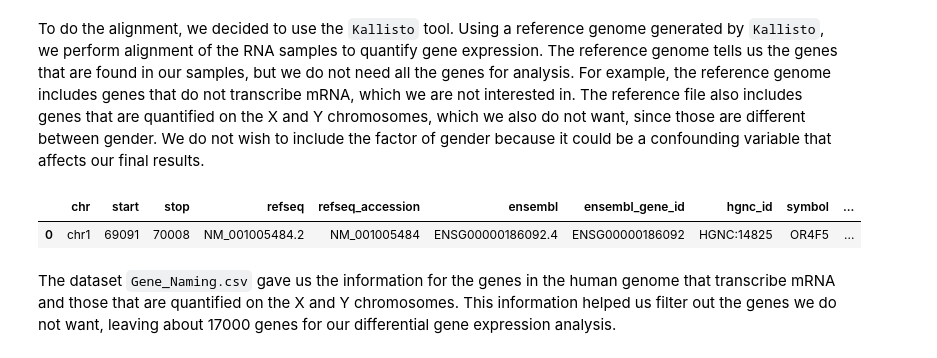
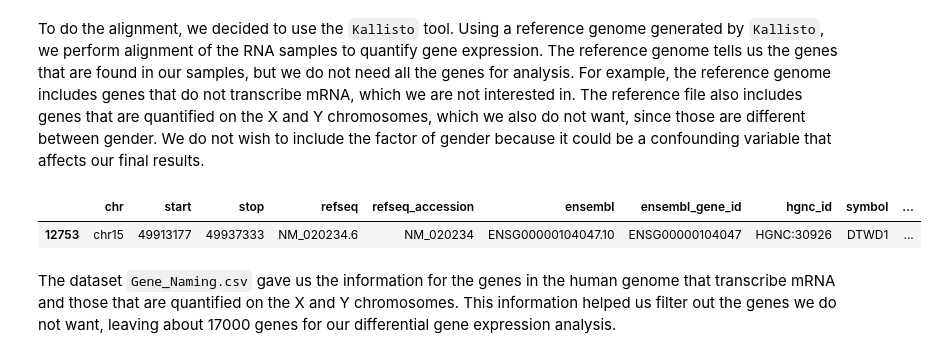
Before and after one commit to justinlu09/DSC180A-Genetics-Project, a Jupyter notebook: notebooks/report.ipynb, the cells around one changed output. Saved outputs shown, nothing was run; the diff lists cells and outputs as text; code cells hidden in the pictures.

```diff
--- a/notebooks/report.ipynb
+++ b/notebooks/report.ipynb
@@ -43,10 +43,11 @@ Image(filename = '/datasets/home/home-01/33/333/jll020/dsc180a-b04-group04/image
 # %% [markdown]
 To do the alignment, we decided to use the `Kallisto` tool. Using a reference genome generated by `Kallisto`, we perform alignment of the RNA samples to quantify gene expression. The reference genome tells us the genes that are found in our samples, but we do not need all the genes for analysis. For example, the reference genome includes genes that do not transcribe mRNA, which we are not interested in. The reference file also includes genes that are quantified on the X and Y chromosomes, which we also do not want, since those are different between gender. We do not wish to include the factor of gender because it could be a confounding variable that affects our final results.
 # %%
-pd.read_csv('/datasets/srp073813/reference/Gene_Naming.csv').head(1)
+gene_naming = pd.read_csv('/datasets/srp073813/reference/Gene_Naming.csv')
+gene_naming[gene_naming['refseq'] == 'NM_020234.6']
 # %% [output]
 |  | chr | start | stop | refseq | refseq_accession | ensembl | ensembl_gene_id | hgnc_id | symbol | ... |
-| 0 | chr1 | 69091 | 70008 | NM_001005484.2 | NM_001005484 | ENSG00000186092.4 | ENSG00000186092 | HGNC:14825 | OR4F5 | ... |
+| 12753 | chr15 | 49913177 | 49937333 | NM_020234.6 | NM_020234 | ENSG00000104047.10 | ENSG00000104047 | HGNC:30926 | DTWD1 | ... |
 # %% [markdown]
 The dataset `Gene_Naming.csv` gave us the information for the genes in the human genome that transcribe mRNA and those that are quantified on the X and Y chromosomes. This information helped us filter out the genes we do not want, leaving about 17000 genes for our differential gene expression analysis.
 # %% [markdown]
```
